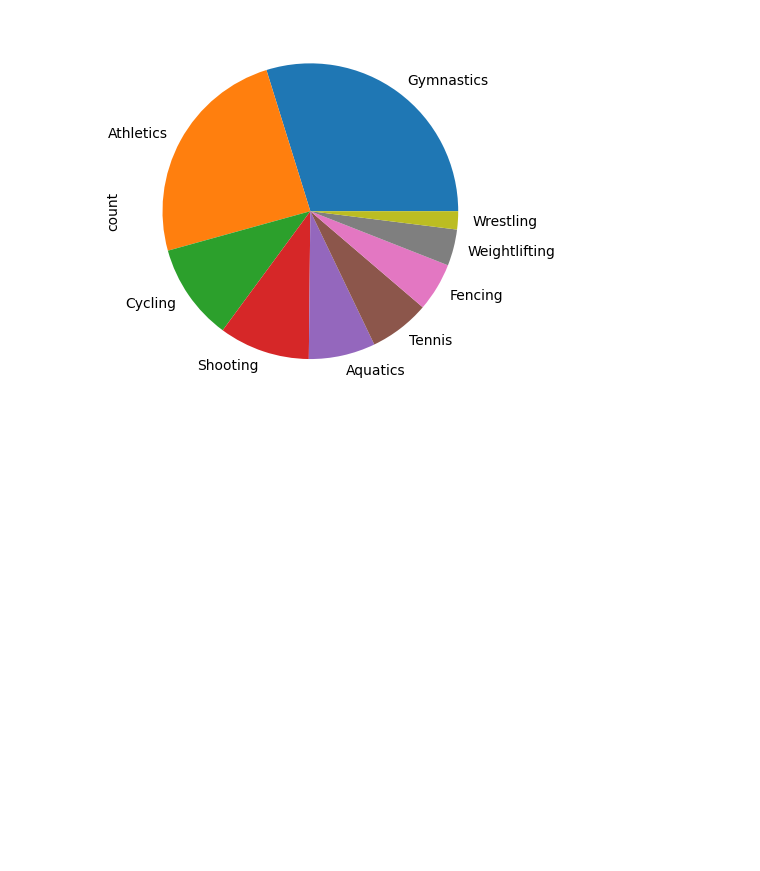
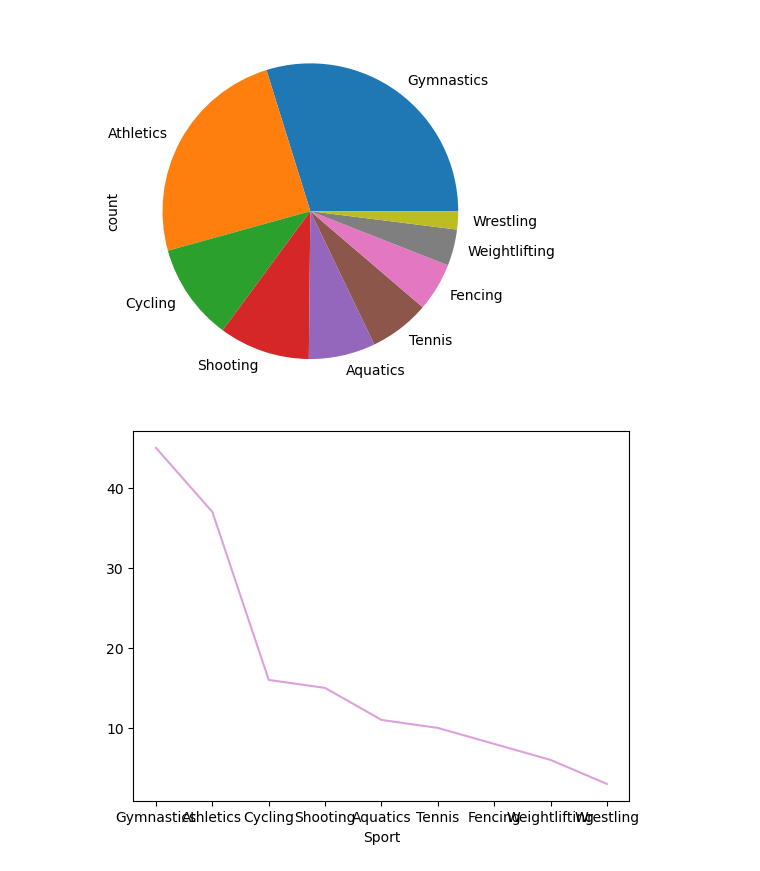
Before and after one commit to osadly/LnkdInLrn, a Jupyter notebook: pandas Essential Training/Ch05-Basic Plotting.ipynb, the cells around one changed output. Drawn from its saved outputs; the diff is of its cells as text; code cells hidden in the pictures; blank space fills up the shorter version.

```diff
--- a/pandas Essential Training/Ch05-Basic Plotting.ipynb
+++ b/pandas Essential Training/Ch05-Basic Plotting.ipynb
@@ -85,3 +85,7 @@ foDF.Sport.value_counts().plot(kind='barh');
 foDF.Sport.value_counts().plot(kind='pie');
 # %% [output]
 [figure]
+# %%
+foDF.Sport.value_counts().plot(color='plum');
+# %% [output]
+[figure, added]
```
Also changed, not shown: parts of 7 cells of this notebook.
